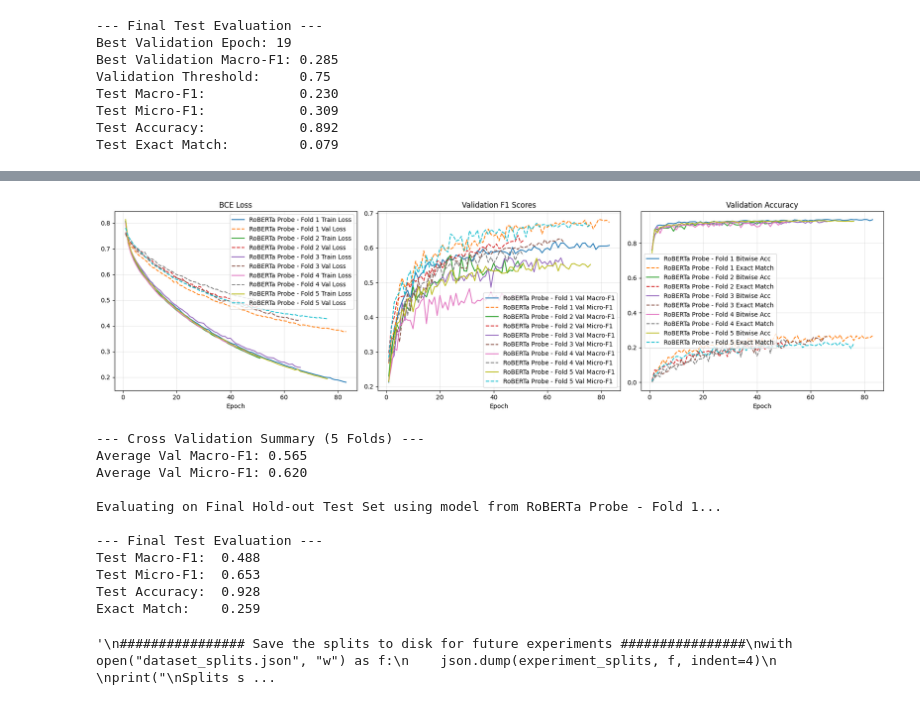
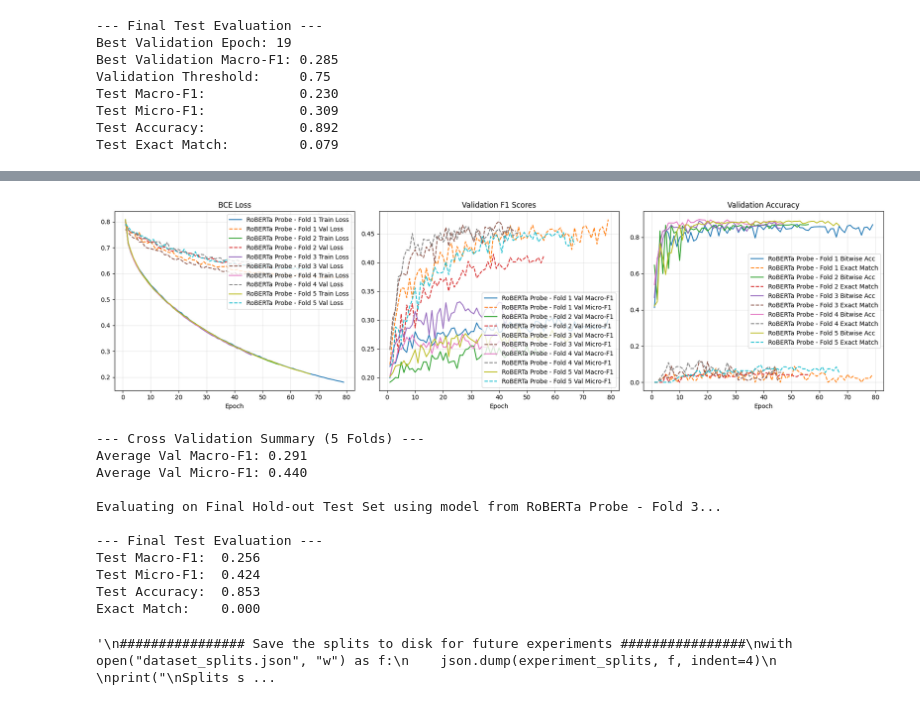
Before and after one commit to PetersGithubCode/DL-2026-A2, a Jupyter notebook: assignment_2-latest.ipynb, the cells around one changed output, grey strips where cells are left out. Cells and saved outputs as stored; diff of their text form; code cells hidden in the pictures.

```diff
--- a/assignment_2-latest.ipynb
+++ b/assignment_2-latest.ipynb
@@ -1338,16 +1345,19 @@ clean_labels = [[l for l in ls if l in keep_set] for ls in df["labels"]]
 mlb = MultiLabelBinarizer(classes=CLASSES)
 Y = mlb.fit_transform(clean_labels).astype(np.float32)
 
-# Keep rows with at least one target class
-has_label = Y.sum(axis=1) > 0
+# Keep all rows, including memes with no technique
+has_label = np.ones(len(Y), dtype=bool)
+
+Y_strat = np.hstack([Y, (Y.sum(axis=1) == 0)[:, None]])
+
 texts = [t for t, k in zip(df["text"].astype(str), has_label) if k]
 Y = Y[has_label]
 
 idx = np.arange(len(texts))
 
 #MultilabelStratifiedShuffleSplit
-tr, tmp = next(MSSS(n_splits=1, test_size=0.30, random_state=SEED).split(idx, Y))
-v, t = next(MSSS(n_splits=1, test_size=0.50, random_state=SEED).split(tmp, Y[tmp]))
+tr, tmp = next(MSSS(n_splits=1, test_size=0.30, random_state=SEED).split(idx, Y_strat))
+v, t = next(MSSS(n_splits=1, test_size=0.50, random_state=SEED).split(tmp, Y_strat[tmp]))
 va, te = tmp[v], tmp[t]
 
 X_tr_text, y_train = [texts[i] for i in tr], Y[tr]
@@ -1510,8 +1520,9 @@ clean_labels = [
 mlb = MultiLabelBinarizer(classes=CLASSES)
 Y = mlb.fit_transform(clean_labels).astype(np.float32)
 
-# Keep rows with at least one target class
-has_label = Y.sum(axis=1) > 0
+# Keep all rows including ones with no label
+has_label = np.ones(len(Y), dtype=bool)
+
 #Capture the original indices from the dataframe for mapping later
 texts = df_augmented_combined.loc[has_label, "text"].astype(str).tolist()
 valid_df_indices = df_augmented_combined.index[has_label].to_numpy()
@@ -1547,24 +1558,39 @@ POOLING = "mean"
 X_all = all_feats[POOLING]
 
 # ------------------------------------------------------------------------------
-# 3. K-Fold Data Splitting Setup
+# 3. split ORIGINAL memes,
+#    then add augmented copies to the TRAIN side only
 # ------------------------------------------------------------------------------
-# A. Hold out a 15% Final Test Set first
+ids = df_augmented_combined.loc[has_label, "id"].astype(str)
+is_aug = ids.str.endswith("_aug_de").to_numpy()
+groups = ids.str.replace(r"_aug_de$", "", regex=True).to_numpy()   # aug copy -> its original's id
+orig_idx = np.where(~is_aug)[0]
+
+# extra "no technique" column, for splitting only
+Y_strat = np.hstack([Y, (Y.sum(axis=1) == 0)[:, None]])
+
+# A. Hold out 15% of ORIGINAL memes as the final test set (no augmented text in test)
 msss = MultilabelStratifiedShuffleSplit(n_splits=1, test_size=0.15, random_state=SEED)
-idx_tv, idx_test = next(msss.split(idx, Y))
+o_tv, o_te = next(msss.split(orig_idx, Y_strat[orig_idx]))
+idx_test = orig_idx[o_te]
+tv_orig = orig_idx[o_tv]
 
-X_tv, y_tv = X_all[idx_tv], Y[idx_tv]
 X_test, y_test = X_all[idx_test], Y[idx_test]
 
-#Initialize split tracker and save the test set original indices
+# B. 5-fold CV on the remaining originals
+K_FOLDS = 5
+mskf = MultilabelStratifiedKFold(n_splits=K_FOLDS, shuffle=True, random_state=SEED)
+
+cv_splits = []
+for tr, va in mskf.split(tv_orig, Y_strat[tv_orig]):
+    train_idx = np.where(np.isin(groups, groups[tv_orig[tr]]))[0]  # originals + their aug copies
+    val_idx = tv_orig[va]                                           # originals only
+    cv_splits.append((train_idx, val_idx))
+
 experiment_splits = {
     "test_indices": valid_df_indices[idx_test].tolist(),
     "cv_folds": {}
 }
-
-# B. Setup 5-Fold Cross Validation on the remaining 85% Train/Val data
-K_FOLDS = 5
-mskf = MultilabelStratifiedKFold(n_splits=K_FOLDS, shuffle=True, random_state=SEED)
 
 # ------------------------------------------------------------------------------
 # 4. K-Fold Execution Loop
@@ -1575,20 +1601,19 @@ fold_criterions = []
 
 all_results_fold = {} # Assuming this holds results for plot_experiments
 
-for fold, (train_idx, val_idx) in enumerate(mskf.split(X_tv, y_tv)):
+for fold, (train_idx, val_idx) in enumerate(cv_splits):
     print(f"\n========== FOLD {fold + 1}/{K_FOLDS} ==========")
 
-    #Map the relative fold indices back to the original dataframe indices
-    original_train_idx = valid_df_indices[idx_tv[train_idx]].tolist()
-    original_val_idx = valid_df_indices[idx_tv[val_idx]].tolist()
+    original_train_idx = valid_df_indices[train_idx].tolist()
+    original_val_idx = valid_df_indices[val_idx].tolist()
 
     experiment_splits["cv_folds"][f"fold_{fold+1}"] = {
         "train_indices": original_train_idx,
         "val_indices": original_val_idx
     }
 
-    X_tr, y_train = X_tv[train_idx], y_tv[train_idx]
-    X_va, y_val = X_tv[val_idx], y_tv[val_idx]
+    X_tr, y_train = X_all[train_idx], Y[train_idx]
+    X_va, y_val = X_all[val_idx], Y[val_idx]
 
     # Standardize using current fold's TRAIN statistics
     mu = X_tr.mean(axis=0, keepdims=True)
@@ -1709,15 +1734,15 @@ Extracting features for the entire dataset...
-[figure, old version]
+[figure, new version]
 --- Cross Validation Summary (5 Folds) ---
-Average Val Macro-F1: 0.565
-Average Val Micro-F1: 0.620
+Average Val Macro-F1: 0.291
+Average Val Micro-F1: 0.440
 
-Evaluating on Final Hold-out Test Set using model from RoBERTa Probe - Fold 1...
+Evaluating on Final Hold-out Test Set using model from RoBERTa Probe - Fold 3...
 
 --- Final Test Evaluation ---
-Test Macro-F1:  0.488
-Test Micro-F1:  0.653
-Test Accuracy:  0.928
-Exact Match:    0.259
+Test Macro-F1:  0.256
+Test Micro-F1:  0.424
+Test Accuracy:  0.853
+Exact Match:    0.000
 # %%
 '''
 ################ Save the splits to disk for future experiments ################
```
Also changed, not shown: parts of 16 cells of this notebook.
